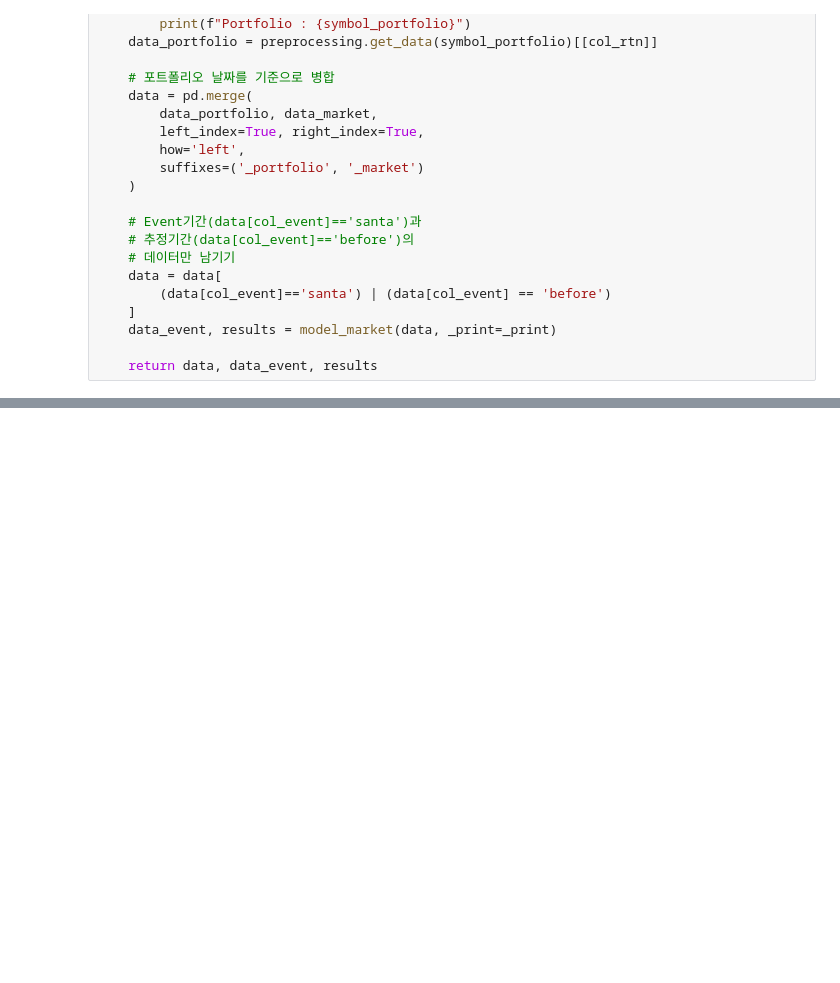
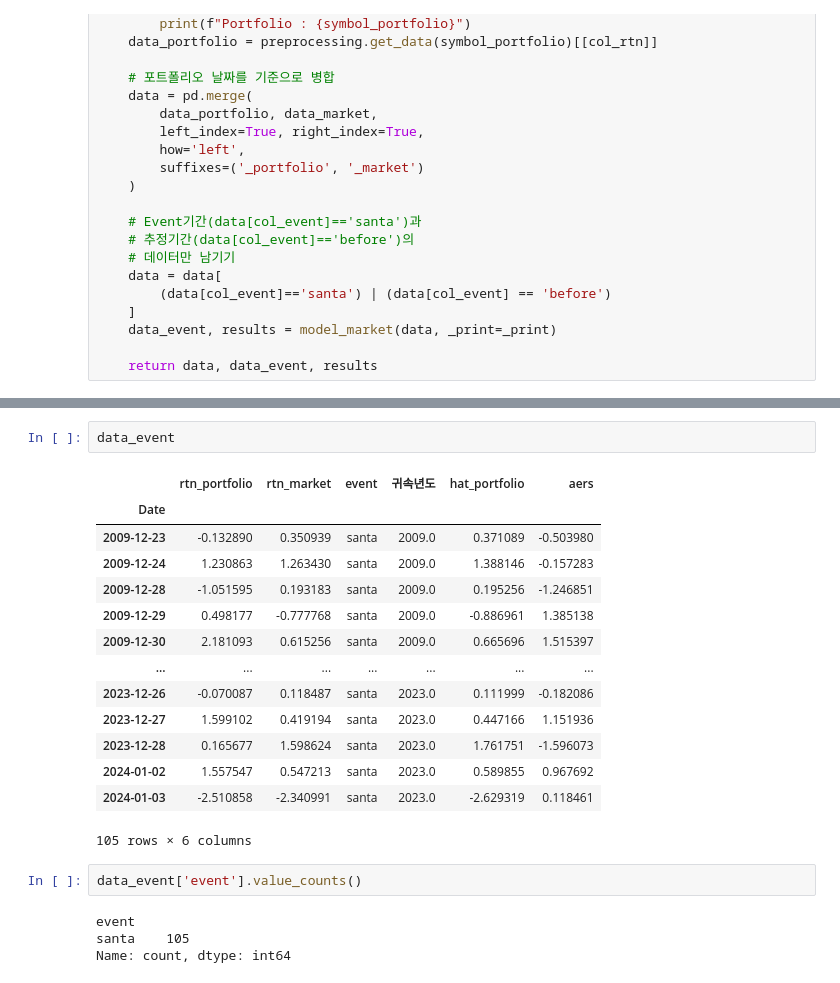
Before and after one commit to dohyung9810/quant, a Jupyter notebook: santa/event_study.ipynb, the cells around one changed output, grey strips where cells are left out. Cells and saved outputs as stored; diff of their text form; blank space fills up the shorter version.

```diff
--- a/santa/event_study.ipynb
+++ b/santa/event_study.ipynb
@@ -172,6 +173,29 @@ data, data_event, results = study(symbol, _print=False)
 Wilcoxon Signed Rank 검정: Statistic = 3962.0, p-value = 0.0001
 -> 검정 결과 H0 기각, H1 채택(평균AER > 0)
 유의수준 0.05하에서 T-Test 검정 결과, pvalue=0.0로 초과수익률이 유의함(초과수익률>0)
+# %%
+data_event
+# %% [output]
+|  | rtn_portfolio | rtn_market | event | 귀속년도 | hat_portfolio | aers |
+| Date |  |  |  |  |  |  |
+| 2009-12-23 | -0.132890 | 0.350939 | santa | 2009.0 | 0.371089 | -0.503980 |
+| 2009-12-24 | 1.230863 | 1.263430 | santa | 2009.0 | 1.388146 | -0.157283 |
+| 2009-12-28 | -1.051595 | 0.193183 | santa | 2009.0 | 0.195256 | -1.246851 |
+| 2009-12-29 | 0.498177 | -0.777768 | santa | 2009.0 | -0.886961 | 1.385138 |
+| 2009-12-30 | 2.181093 | 0.615256 | santa | 2009.0 | 0.665696 | 1.515397 |
+| ... | ... | ... | ... | ... | ... | ... |
+| 2023-12-26 | -0.070087 | 0.118487 | santa | 2023.0 | 0.111999 | -0.182086 |
+| 2023-12-27 | 1.599102 | 0.419194 | santa | 2023.0 | 0.447166 | 1.151936 |
+| 2023-12-28 | 0.165677 | 1.598624 | santa | 2023.0 | 1.761751 | -1.596073 |
+| 2024-01-02 | 1.557547 | 0.547213 | santa | 2023.0 | 0.589855 | 0.967692 |
+| 2024-01-03 | -2.510858 | -2.340991 | santa | 2023.0 | -2.629319 | 0.118461 |
+105 rows × 6 columns
+# %%
+data_event['event'].value_counts()
+# %% [output]
+event
+santa    105
+Name: count, dtype: int64
 # %%
 # data.groupby(['event', '귀속년도']).mean()
 
```
Also changed, not shown: parts of 17 cells of this notebook.
